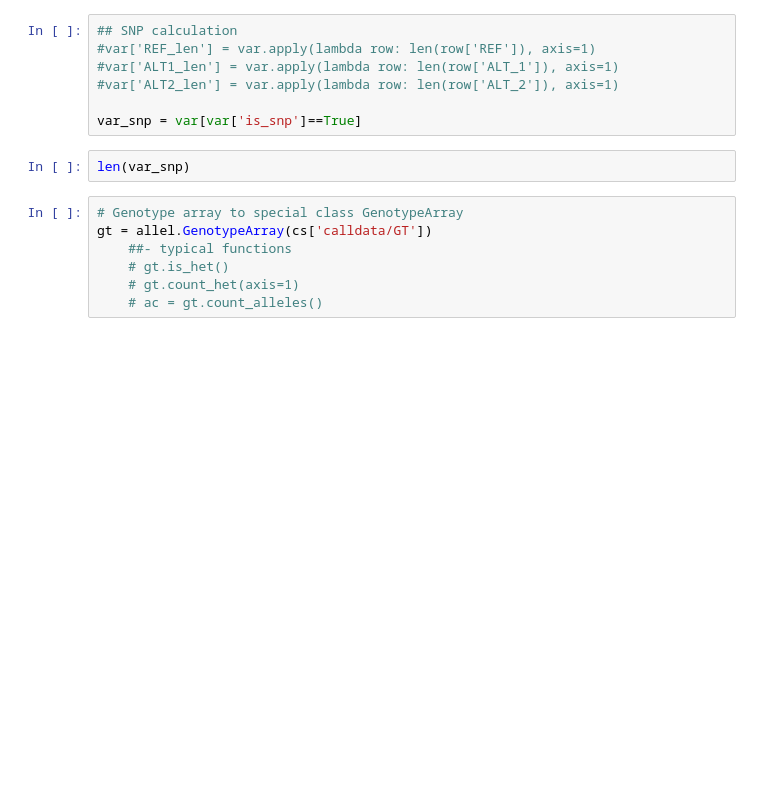
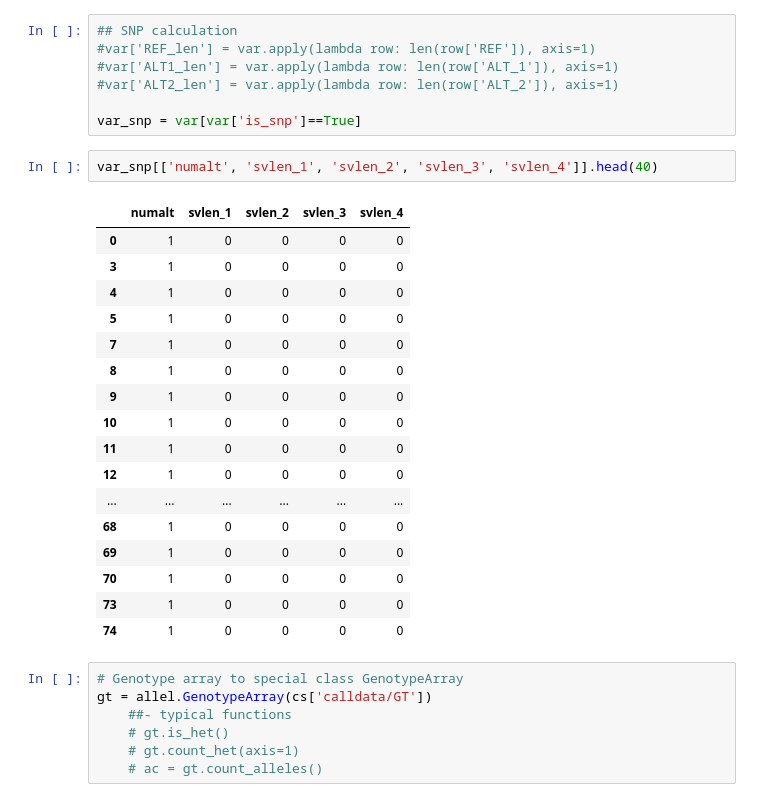
Before and after one commit to Benja1972/bioinformatics, a Jupyter notebook: WES-Scikit-allel.ipynb, the cells around one changed output. Drawn from its saved outputs; the diff is of its cells as text; blank space fills up the shorter version.

```diff
--- a/WES-Scikit-allel.ipynb
+++ b/WES-Scikit-allel.ipynb
@@ -89,8 +130,26 @@ var = allel.vcf_to_dataframe(fwes,fields='*', numbers={'ALT': 4}, transformers=a
 #var['ALT2_len'] = var.apply(lambda row: len(row['ALT_2']), axis=1)
 
 var_snp = var[var['is_snp']==True]
-# %%
-len(var_snp)
+# %%
+var_snp[['numalt', 'svlen_1', 'svlen_2', 'svlen_3', 'svlen_4']].head(40)
+# %% [output]
+|  | numalt | svlen_1 | svlen_2 | svlen_3 | svlen_4 |
+| 0 | 1 | 0 | 0 | 0 | 0 |
+| 3 | 1 | 0 | 0 | 0 | 0 |
+| 4 | 1 | 0 | 0 | 0 | 0 |
+| 5 | 1 | 0 | 0 | 0 | 0 |
+| 7 | 1 | 0 | 0 | 0 | 0 |
+| 8 | 1 | 0 | 0 | 0 | 0 |
+| 9 | 1 | 0 | 0 | 0 | 0 |
+| 10 | 1 | 0 | 0 | 0 | 0 |
+| 11 | 1 | 0 | 0 | 0 | 0 |
+| 12 | 1 | 0 | 0 | 0 | 0 |
+| ... | ... | ... | ... | ... | ... |
+| 68 | 1 | 0 | 0 | 0 | 0 |
+| 69 | 1 | 0 | 0 | 0 | 0 |
+| 70 | 1 | 0 | 0 | 0 | 0 |
+| 73 | 1 | 0 | 0 | 0 | 0 |
+| 74 | 1 | 0 | 0 | 0 | 0 |
 # %%
 # Genotype array to special class GenotypeArray
 gt = allel.GenotypeArray(cs['calldata/GT'])
```
Also changed, not shown: parts of 3 cells of this notebook, 3 other files.
